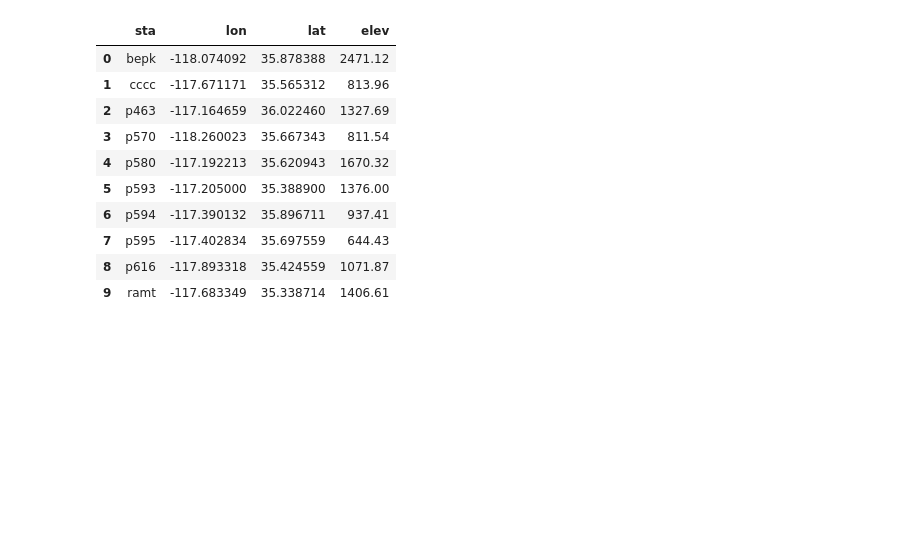
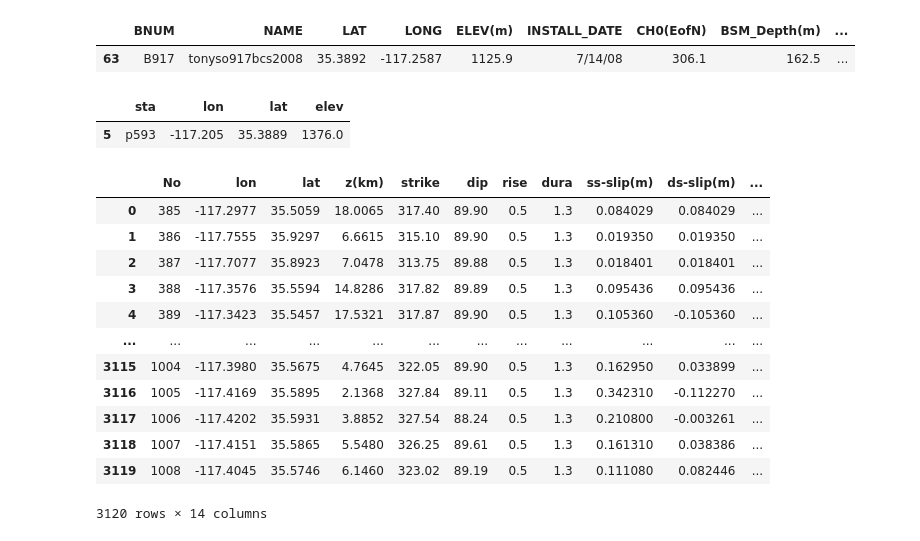
Before and after one commit to UO-Geophysics/strain, a Jupyter notebook: ipynbs/plot_map_rc_gnss_and_strainmeters.ipynb, the cells around one changed output. Saved outputs shown, nothing was run; the diff lists cells and outputs as text; code cells hidden in the pictures; blank space fills up the shorter version.

```diff
--- a/ipynbs/plot_map_rc_gnss_and_strainmeters.ipynb
+++ b/ipynbs/plot_map_rc_gnss_and_strainmeters.ipynb
@@ -7,23 +7,40 @@ import pandas as pd
 # %%
 path_to_files = '/Users/sydneydybing/StrainProject/2024/'
 bsm_mda = pd.read_csv(path_to_files + 'bsm_metadata.csv')
-# bsm_mda
+i = np.where(bsm_mda.BNUM.values == 'B917')[0][0]
+B917 = bsm_mda.iloc[[i]]
+B917
+# %% [output]
+|  | BNUM | NAME | LAT | LONG | ELEV(m) | INSTALL_DATE | CH0(EofN) | BSM_Depth(m) | ... |
+| 63 | B917 | tonyso917bcs2008 | 35.3892 | -117.2587 | 1125.9 | 7/14/08 | 306.1 | 162.5 | ... |
 # %%
 gnss_stas = pd.read_csv(path_to_files + 'gnss_data/Ridgecrest_GNSS_2019/station_locations.txt',
                        delimiter = '\s+', skiprows = 1, names = ['sta', 'lon', 'lat', 'elev'])
-gnss_stas
+P593 = gnss_stas.iloc[[5]]
+P593
 # %% [output]
 |  | sta | lon | lat | elev |
-| 0 | bepk | -118.074092 | 35.878388 | 2471.12 |
-| 1 | cccc | -117.671171 | 35.565312 | 813.96 |
-| 2 | p463 | -117.164659 | 36.022460 | 1327.69 |
-| 3 | p570 | -118.260023 | 35.667343 | 811.54 |
-| 4 | p580 | -117.192213 | 35.620943 | 1670.32 |
-| 5 | p593 | -117.205000 | 35.388900 | 1376.00 |
-| 6 | p594 | -117.390132 | 35.896711 | 937.41 |
-| 7 | p595 | -117.402834 | 35.697559 | 644.43 |
-| 8 | p616 | -117.893318 | 35.424559 | 1071.87 |
-| 9 | ramt | -117.683349 | 35.338714 | 1406.61 |
+| 5 | p593 | -117.205 | 35.3889 | 1376.0 |
+# %%
+# Load fault
+
+inv = pd.read_csv('/Users/sydneydybing/SW4/strain/RC_M7_multiseg_oneblock.inv', delimiter = '\t', skiprows = 1,
+                  names = ['No','lon','lat','z(km)','strike','dip','rise','dura','ss-slip(m)','ds-slip(m)','ss_len(m)','ds_len(m)','rupt_time(s)','rigidity(Pa)'])
+inv
+# %% [output]
+|  | No | lon | lat | z(km) | strike | dip | rise | dura | ss-slip(m) | ds-slip(m) | ... |
+| 0 | 385 | -117.2977 | 35.5059 | 18.0065 | 317.40 | 89.90 | 0.5 | 1.3 | 0.084029 | 0.084029 | ... |
+| 1 | 386 | -117.7555 | 35.9297 | 6.6615 | 315.10 | 89.90 | 0.5 | 1.3 | 0.019350 | 0.019350 | ... |
+| 2 | 387 | -117.7077 | 35.8923 | 7.0478 | 313.75 | 89.88 | 0.5 | 1.3 | 0.018401 | 0.018401 | ... |
+| 3 | 388 | -117.3576 | 35.5594 | 14.8286 | 317.82 | 89.89 | 0.5 | 1.3 | 0.095436 | 0.095436 | ... |
+| 4 | 389 | -117.3423 | 35.5457 | 17.5321 | 317.87 | 89.90 | 0.5 | 1.3 | 0.105360 | -0.105360 | ... |
+| ... | ... | ... | ... | ... | ... | ... | ... | ... | ... | ... | ... |
+| 3115 | 1004 | -117.3980 | 35.5675 | 4.7645 | 322.05 | 89.90 | 0.5 | 1.3 | 0.162950 | 0.033899 | ... |
+| 3116 | 1005 | -117.4169 | 35.5895 | 2.1368 | 327.84 | 89.11 | 0.5 | 1.3 | 0.342310 | -0.112270 | ... |
+| 3117 | 1006 | -117.4202 | 35.5931 | 3.8852 | 327.54 | 88.24 | 0.5 | 1.3 | 0.210800 | -0.003261 | ... |
+| 3118 | 1007 | -117.4151 | 35.5865 | 5.5480 | 326.25 | 89.61 | 0.5 | 1.3 | 0.161310 | 0.038386 | ... |
+| 3119 | 1008 | -117.4045 | 35.5746 | 6.1460 | 323.02 | 89.19 | 0.5 | 1.3 | 0.111080 | 0.082446 | ... |
+3120 rows × 14 columns
 # %%
 # US stations
 
```
Also changed, not shown: parts of 1 cell of this notebook, 5 other files.
